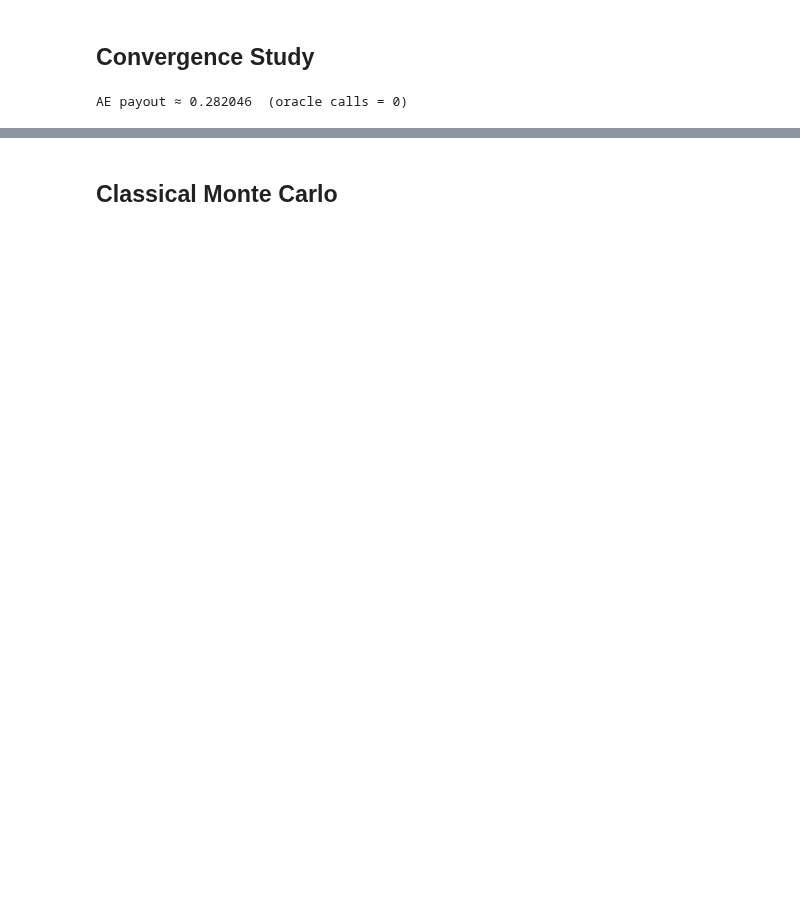
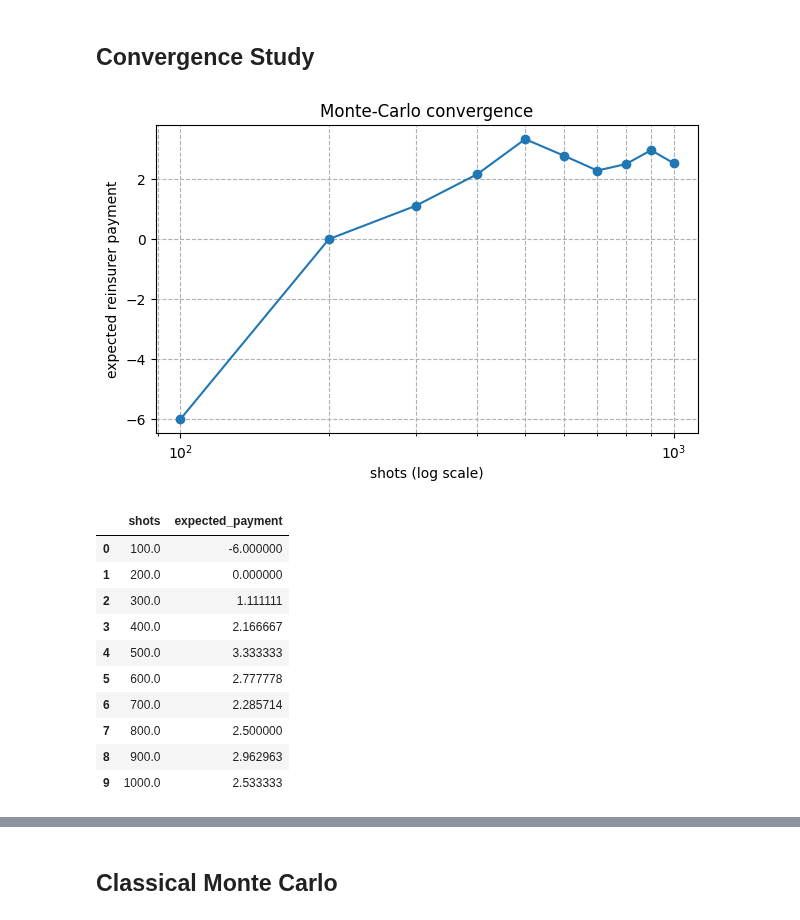
Before and after one commit to AlexFiliakov/knowledge-pricing, a Jupyter notebook: 4.b. Quantum Excess Evaluation Algorithm.ipynb, the cells around one changed output, grey strips where cells are left out. Saved outputs shown, nothing was run; the diff lists cells and outputs as text; code cells hidden in the pictures; blank space fills up the shorter version.

```diff
--- a/4.b. Quantum Excess Evaluation Algorithm.ipynb
+++ b/4.b. Quantum Excess Evaluation Algorithm.ipynb
@@ -81,7 +81,7 @@ from scipy.stats import lognorm
 num_qubits = 5  # Using 6 qubits for demonstration, scalable approach
 domain_min = 0
 domain_max = 10
-deductible = 1.0  # Deductible amount
+deductible = 2.0  # Deductible amount
 coins = 0.4
 c_param = 1.5e-2 # <-- keep in sync with apply_excess_rotations
 
@@ -724,16 +686,0 @@ empirical ancilla P(1) = 0.5109
-# %%
-backend = AerSimulator()
-
-# 2) Use the QC (not a Gate) as the state_prep:
-problem = EstimationProblem(
-    state_preparation=unitary_qc,
-    objective_qubits=[ancilla_idx],
-)
-
-ae = AmplitudeEstimation(num_eval_qubits=num_qubits)
-
-result = ae.estimate(problem)
-
-p1 = result.estimation
-print("QPE p1:", p1)
-print("E[payment]:", (p1 - 0.5) / c_param)
@@ -828,35 +798,24 @@ def convergence_study(circ,
 
     return df
 # %%
-# df_conv = convergence_study(qc,
-#                             meas_idx=meas_q,
-#                             c_param=c_param,
-#                             coins=coins,
-#                             shot_grid=np.linspace(100, 100_000, 100))
-# # Save for later comparison, if you like
-# df_conv.to_csv("mc_convergence.csv", index=False)
-# df_conv
+df_conv = convergence_study(qc,
+                            meas_idx=meas_q,
+                            c_param=c_param,
+                            coins=coins,
+                            shot_grid=np.linspace(100, 1_000, 10))
+# Save for later comparison, if you like
+df_conv.to_csv("mc_convergence.csv", index=False)
+df_conv
+# %% [output]
+[figure, added]
+|  | shots | expected_payment |
+| 0 | 100.0 | -6.000000 |
+| 1 | 200.0 | 0.000000 |
+| 2 | 300.0 | 1.111111 |
+| 3 | 400.0 | 2.166667 |
+| 4 | 500.0 | 3.333333 |
+| 5 | 600.0 | 2.777778 |
+| 6 | 700.0 | 2.285714 |
+| 7 | 800.0 | 2.500000 |
+| 8 | 900.0 | 2.962963 |
+| 9 | 1000.0 | 2.533333 |
-# %%
-from qiskit.primitives import Sampler
-from qiskit_algorithms import IterativeAmplitudeEstimation, EstimationProblem
-
-sampler = Sampler()                                   # AerSampler by default
-problem = EstimationProblem(
-    state_preparation = qc,
-    objective_qubits  = [meas_q]
-)
-
-iae = IterativeAmplitudeEstimation(
-        epsilon_target = 0.01,        # desired abs‑err on amplitude
-        alpha          = 0.05,        # 95 % confidence
-        sampler        = sampler)
-
-result = iae.estimate(problem)
-p1     = result.estimation
-calls  = result.num_oracle_queries
-
-excess   = (p1 - 0.5) / (0.4 * c_param)
-payment  = 0.4 * excess
-print(f"AE payout ≈ {payment:.6f}  (oracle calls = {calls})")
-# %% [output]
-AE payout ≈ 0.282046  (oracle calls = 0)
```
Also changed, not shown: parts of 25 cells of this notebook, 1 other file.
